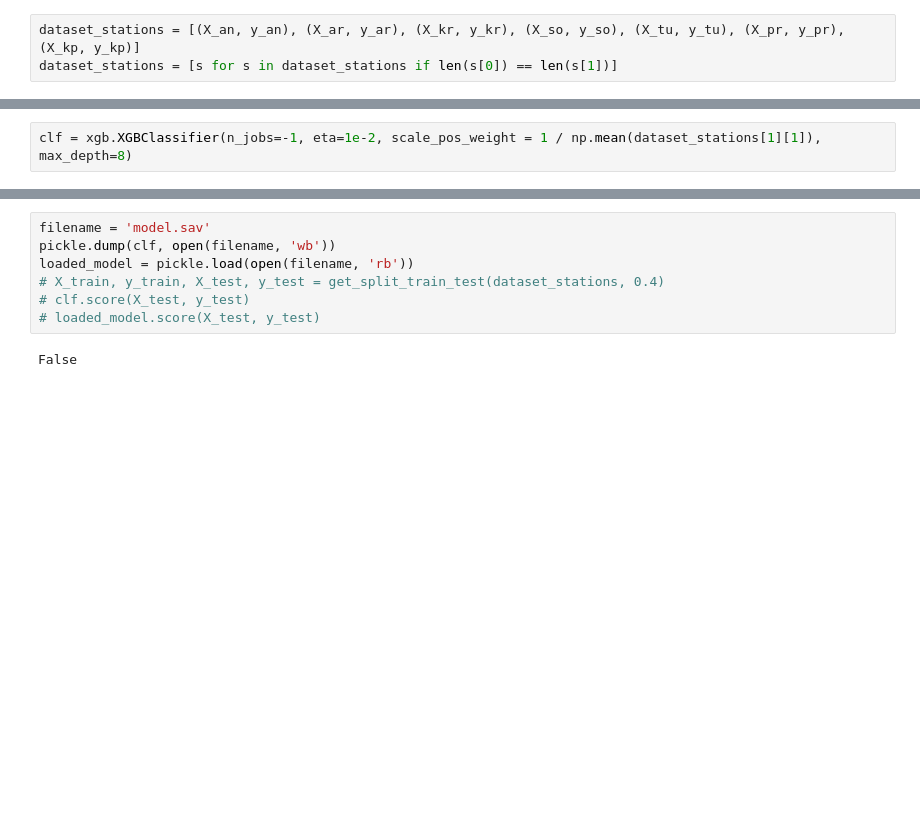
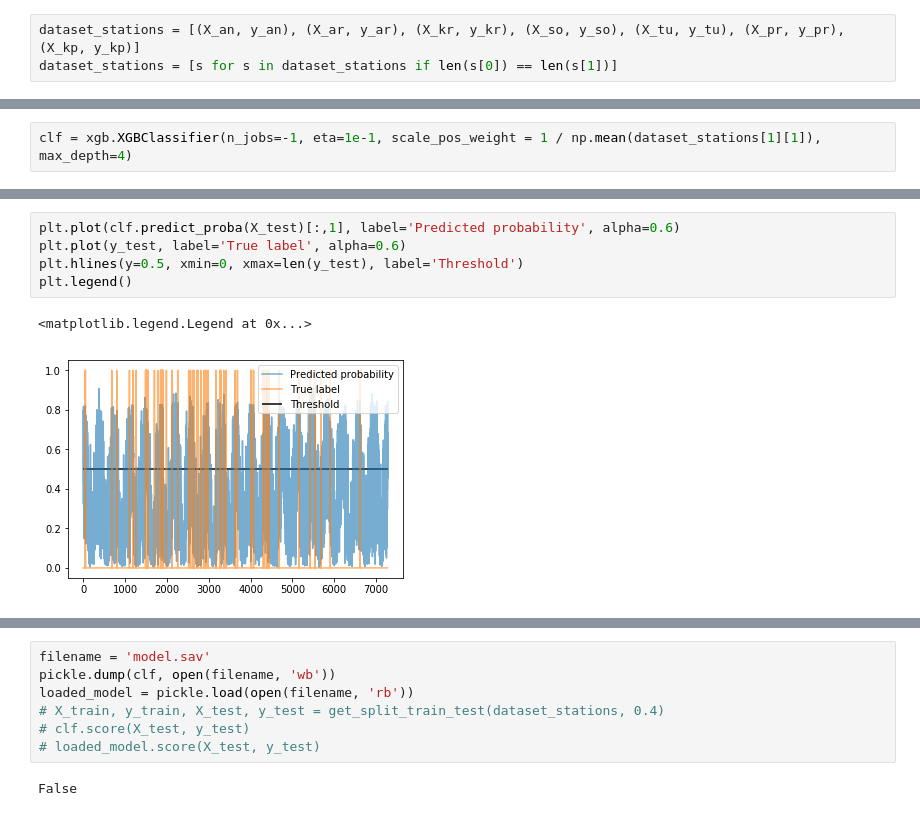
Before and after one commit to yeahartem/Wind, a Jupyter notebook: stations_dataset.ipynb, the cells around one changed output, grey strips where cells are left out. Cells and saved outputs as stored; diff of their text form; blank space fills up the shorter version.

```diff
--- a/stations_dataset.ipynb
+++ b/stations_dataset.ipynb
@@ -232,2 +64,2 @@ def train_test_clf(clf, dataset_stations, split_ratio=0.4):
 # %%
-clf = xgb.XGBClassifier(n_jobs=-1, eta=1e-2, scale_pos_weight = 1 / np.mean(dataset_stations[1][1]), max_depth=8)
+clf = xgb.XGBClassifier(n_jobs=-1, eta=1e-1, scale_pos_weight = 1 / np.mean(dataset_stations[1][1]), max_depth=4)
@@ -301,0 +100,8 @@ roc_auc 0.63986763877246  +-  0.04255338570767176
+# %%
+plt.plot(clf.predict_proba(X_test)[:,1], label='Predicted probability', alpha=0.6)
+plt.plot(y_test, label='True label', alpha=0.6)
+plt.hlines(y=0.5, xmin=0, xmax=len(y_test), label='Threshold')
+plt.legend()
+# %% [output]
+<matplotlib.legend.Legend at 0x...>
+[figure, added]
```
Also changed, not shown: parts of 16 cells of this notebook, 2 other files.
